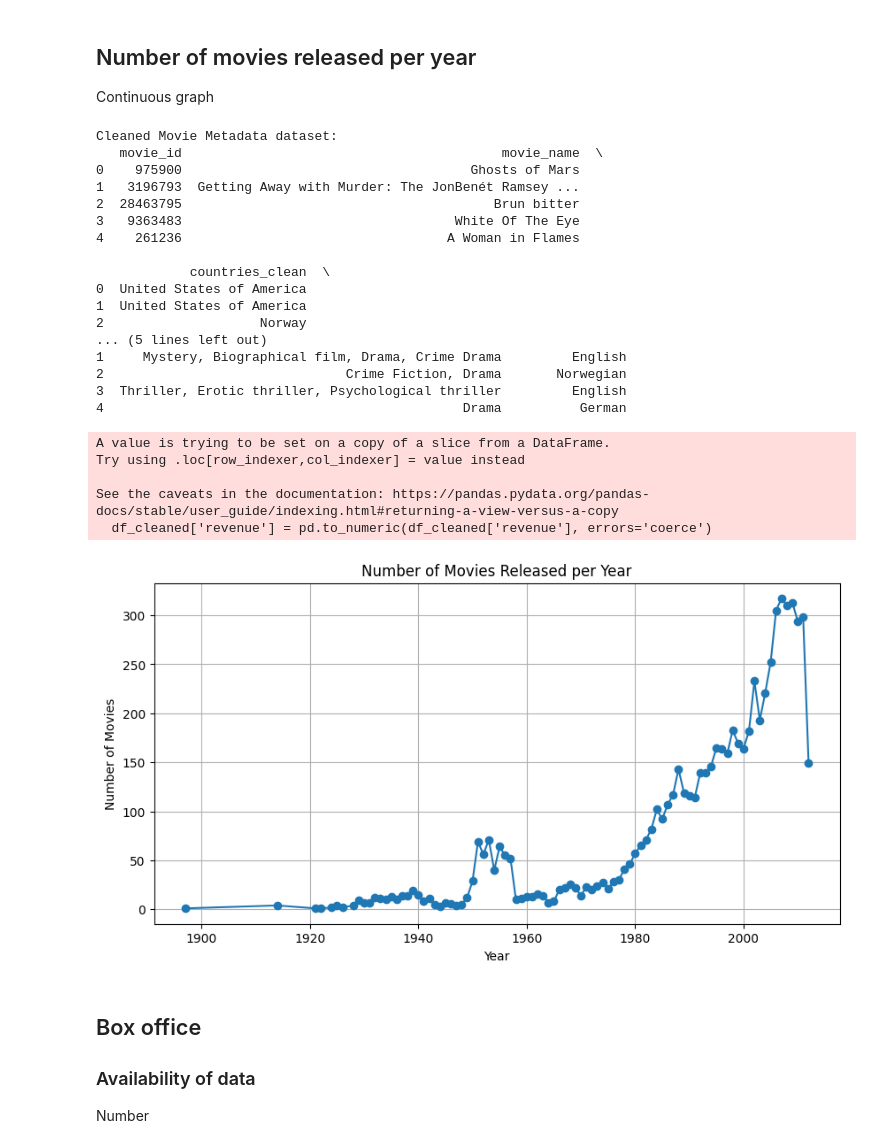
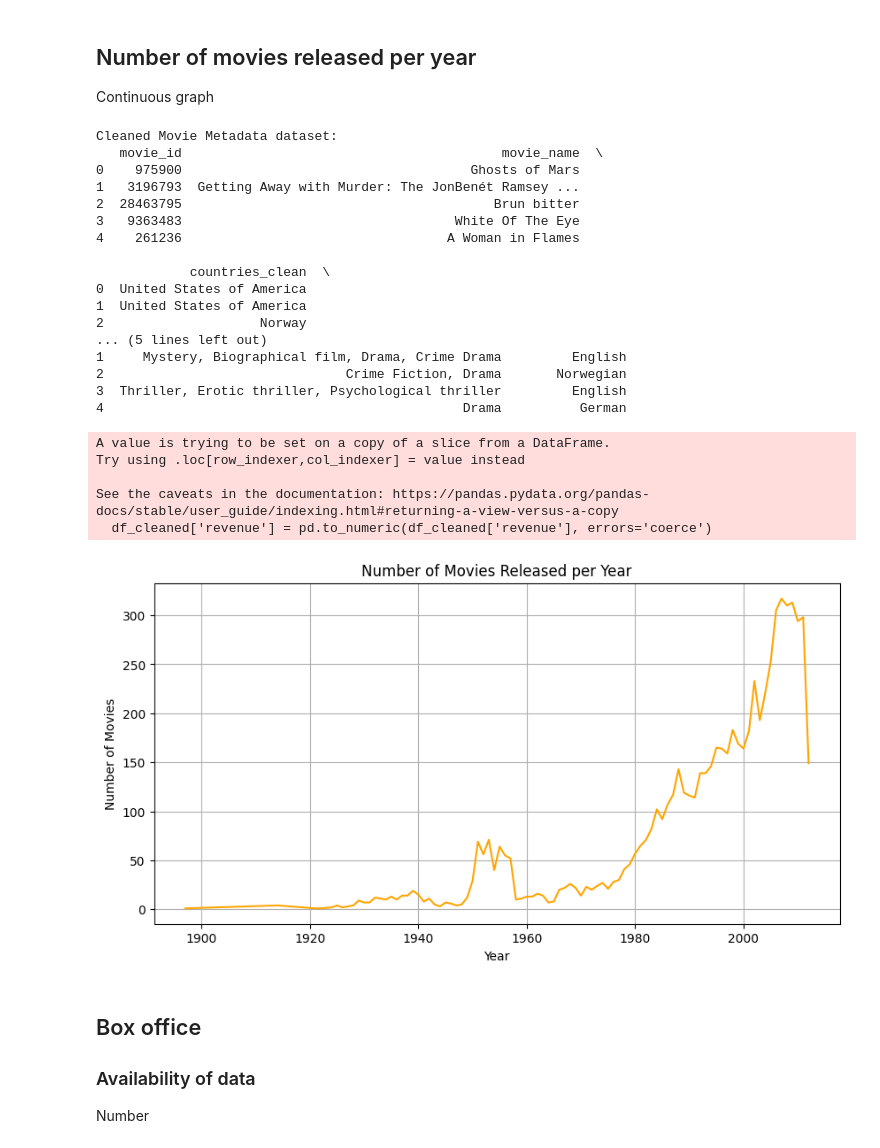
Before and after one commit to epfl-ada/ada-2024-project-spaghetti-raclette-tangyuan-horizon-nexus, a Jupyter notebook: Analysis/descriptive_statistics.ipynb, the cells around one changed output. Drawn from its saved outputs; the diff is of its cells as text; code cells hidden in the pictures.

```diff
--- a/Analysis/descriptive_statistics.ipynb
+++ b/Analysis/descriptive_statistics.ipynb
@@ -40,36 +40,36 @@ df_cleaned = df_cleaned.dropna(subset=['revenue'])
 # Plot 1: Number of Movies Released per Year
 movies_per_year = df_cleaned.groupby('year').size()
 plt.figure(figsize=(10, 5))
-plt.plot(movies_per_year.index, movies_per_year.values, marker='o')
+plt.plot(movies_per_year.index, movies_per_year.values, color='orange')
 plt.title('Number of Movies Released per Year')
 plt.xlabel('Year')
 plt.ylabel('Number of Movies')
 plt.grid(True)
 plt.show()
 # %% [output]
 Cleaned Movie Metadata dataset:
    movie_id                                         movie_name  \
 0    975900                                     Ghosts of Mars
 1   3196793  Getting Away with Murder: The JonBenét Ramsey ...
 2  28463795                                        Brun bitter
 3   9363483                                   White Of The Eye
 4    261236                                  A Woman in Flames
 
             countries_clean  \
 0  United States of America
 1  United States of America
 2                    Norway
 ... (5 lines left out)
 1     Mystery, Biographical film, Drama, Crime Drama         English
 2                               Crime Fiction, Drama       Norwegian
 3  Thriller, Erotic thriller, Psychological thriller         English
 4                                              Drama          German
 A value is trying to be set on a copy of a slice from a DataFrame.
 Try using .loc[row_indexer,col_indexer] = value instead
 
 See the caveats in the documentation: https://pandas.pydata.org/pandas-docs/stable/user_guide/indexing.html#returning-a-view-versus-a-copy
   df_cleaned['revenue'] = pd.to_numeric(df_cleaned['revenue'], errors='coerce')
-[figure, old version]
+[figure, new version]
 # %% [markdown]
 ## Box office
 ### Availability of data
```
Also changed, not shown: parts of 8 cells of this notebook.
